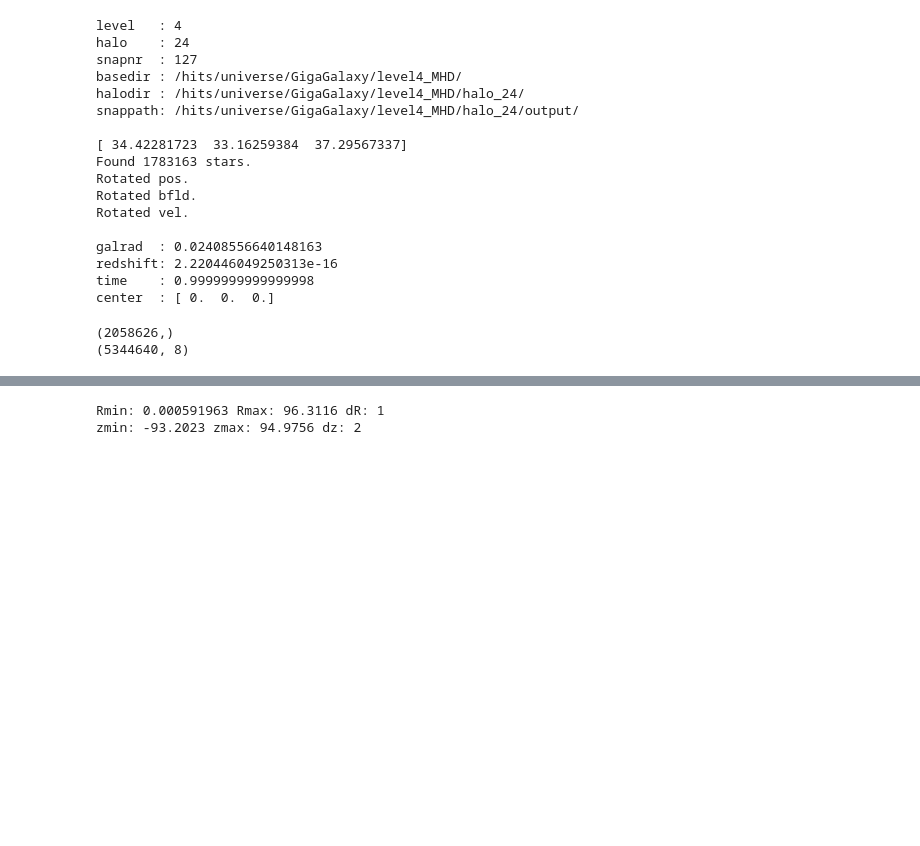
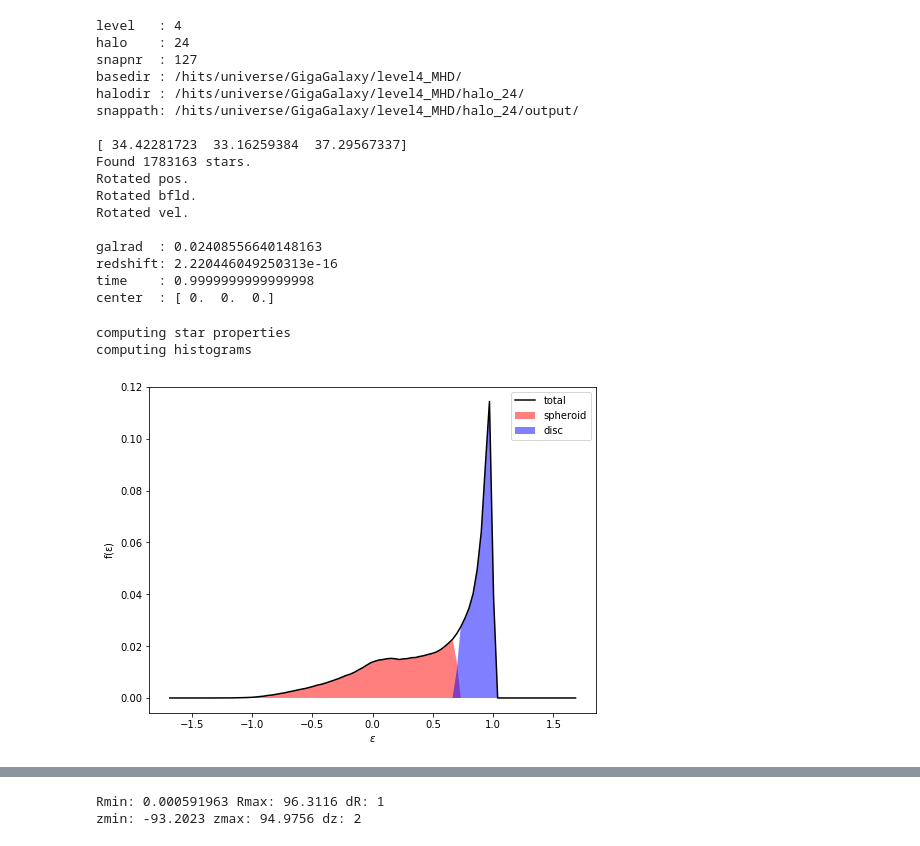
Before and after one commit to sophialilleengen/masterproject, a Jupyter notebook: notebooks/1dens.ipynb, the cells around one changed output, grey strips where cells are left out. Saved outputs shown, nothing was run; the diff lists cells and outputs as text; code cells hidden in the pictures; blank space fills up the shorter version.

Commit message:
decomposition circ over 0.7

```diff
--- a/notebooks/1dens.ipynb
+++ b/notebooks/1dens.ipynb
@@ -63,4 +64,10 @@ galrad  : 0.02408556640148163
 redshift: 2.220446049250313e-16
 time    : 0.9999999999999998
 center  : [ 0.  0.  0.]
+# %%
+disk_ID, bulge_ID = decomp(s, plotter = True, disccirc = 0.75)
+# %% [output]
+computing star properties
+computing histograms
+[figure, added]
 # %%
@@ -69,8 +75,2 @@ istars, = np.where( (s.type == 4) & (s.halo == 0) & (s.r() > 0.) & (s.r() < Ngal
 (x, y, z), (vx, vy, vz), rxyz, rxy = get_cartesian_vectors(s, sf, istars)
 (R, phi, z), (vR, vphi, vz) = get_cylindrical_vectors(s, sf, istars)
-# %%
-print(x.shape)
-print(s.data['gsph'].shape)
-# %% [output]
-(2058626,)
-(5344640, 8)
```
Also changed, not shown: parts of 5 cells of this notebook, 2 other files.
